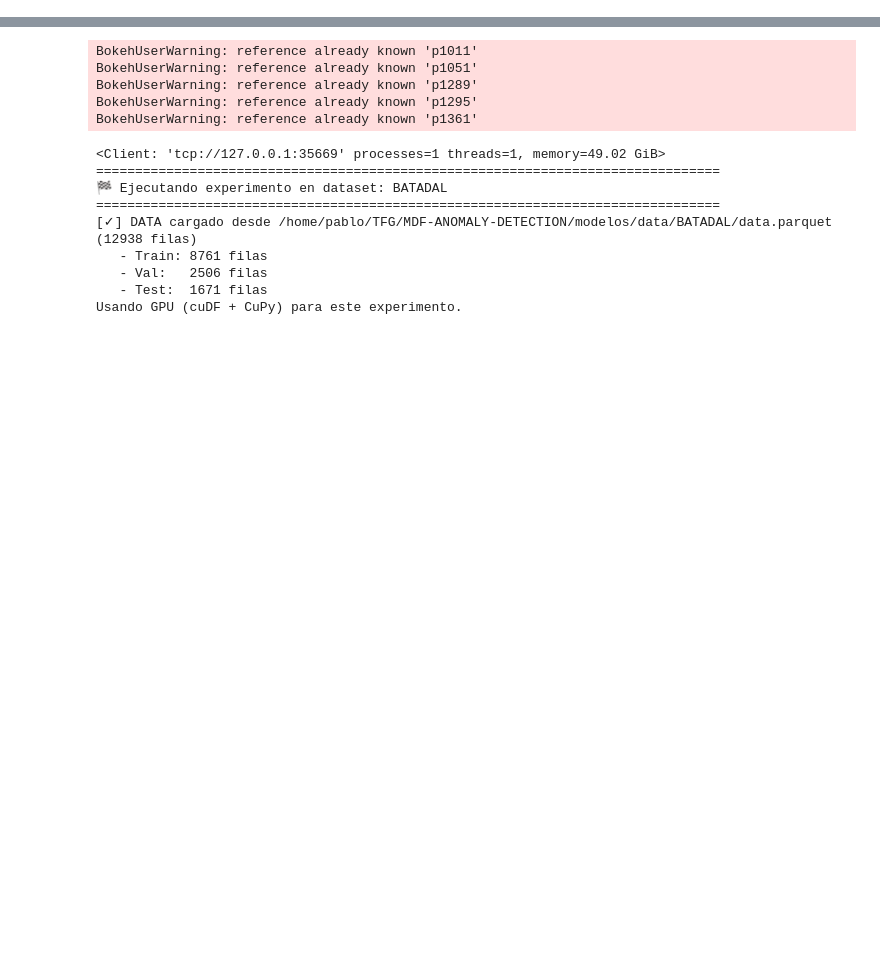
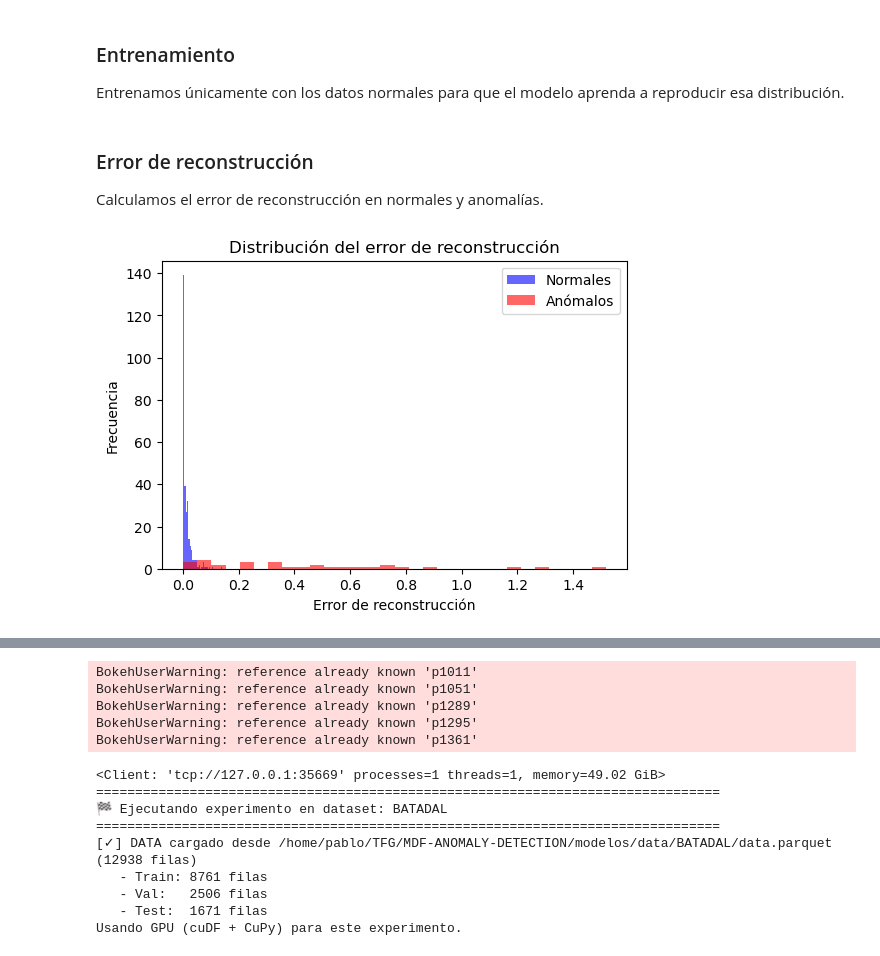
Before and after one commit to PabloAC04/MDF-ANOMALY-DETECTION, a Jupyter notebook: 08_autoencoders.ipynb, the cells around one changed output, grey strips where cells are left out. Drawn from its saved outputs; the diff is of its cells as text; code cells hidden in the pictures; blank space fills up the shorter version.

```diff
--- a/08_autoencoders.ipynb
+++ b/08_autoencoders.ipynb
@@ -98,0 +118,52 @@ El error de reconstrucción crecerá significativamente en ese punto, lo que per
+# %%
+class SimpleAE(nn.Module):
+    def __init__(self):
+        super().__init__()
+        self.encoder = nn.Sequential(
+            nn.Linear(2, 1),
+            nn.ReLU()
+        )
+        self.decoder = nn.Sequential(
+            nn.Linear(1, 2)
+        )
+    def forward(self, x):
+        return self.decoder(self.encoder(x))
+
+model = SimpleAE()
+criterion = nn.MSELoss()
+optimizer = optim.Adam(model.parameters(), lr=0.01)
+# %% [markdown]
+### Entrenamiento
+
+Entrenamos únicamente con los datos normales para que el modelo aprenda a reproducir esa distribución.
+# %%
+scaler = MinMaxScaler()
+X_train = scaler.fit_transform(X_norm)
+X_tensor = torch.tensor(X_train, dtype=torch.float32)
+
+for epoch in range(300):
+    optimizer.zero_grad()
+    recon = model(X_tensor)
+    loss = criterion(recon, X_tensor)
+    loss.backward()
+    optimizer.step()
+# %% [markdown]
+### Error de reconstrucción
+
+Calculamos el error de reconstrucción en normales y anomalías.
+# %%
+X_all = scaler.transform(X)
+X_tensor_all = torch.tensor(X_all, dtype=torch.float32)
+
+with torch.no_grad():
+    recon_all = model(X_tensor_all)
+    errors = torch.mean((X_tensor_all - recon_all)**2, dim=1).numpy()
+
+plt.figure(figsize=(6,4))
+plt.hist(errors[y_true==0], bins=30, alpha=0.6, label="Normales", color="blue")
+plt.hist(errors[y_true==1], bins=30, alpha=0.6, label="Anómalos", color="red")
+plt.xlabel("Error de reconstrucción"); plt.ylabel("Frecuencia")
+plt.title("Distribución del error de reconstrucción")
+plt.legend(); plt.show()
+# %% [output]
+[figure, added]
```
Also changed, not shown: parts of 25 cells of this notebook.
